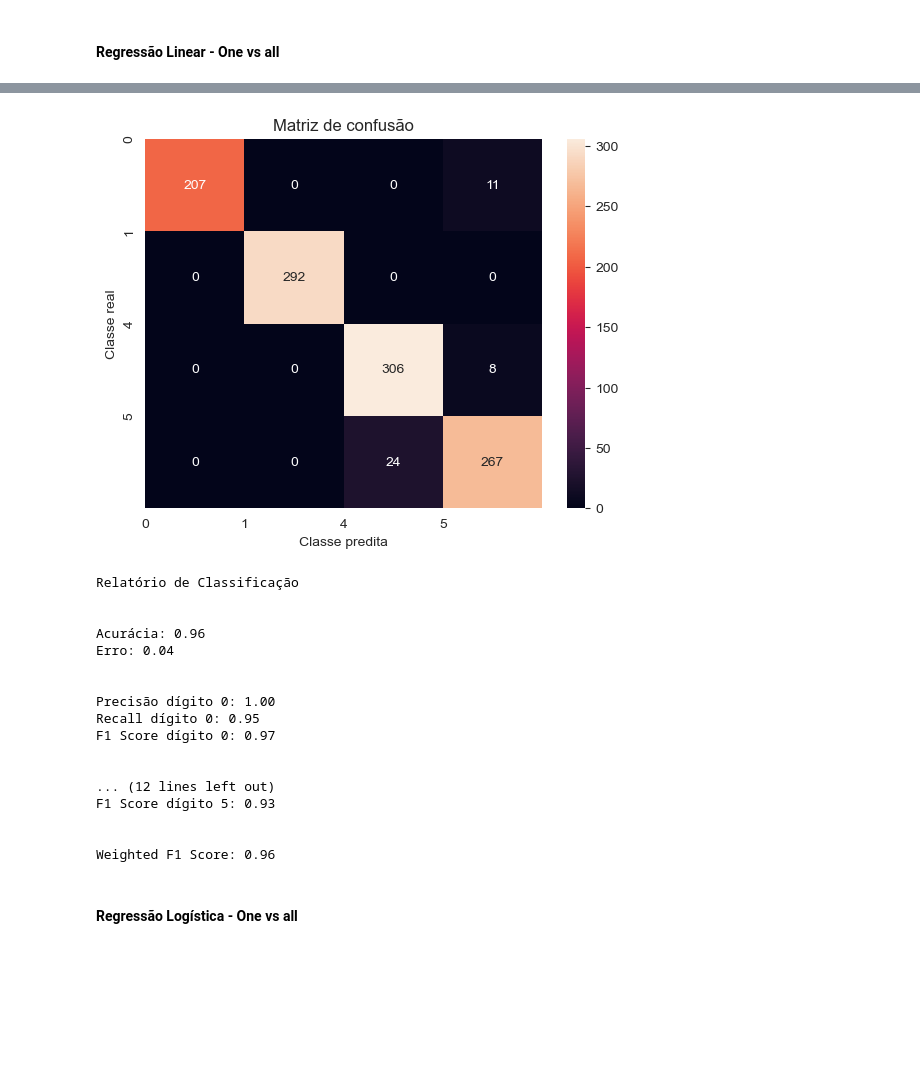
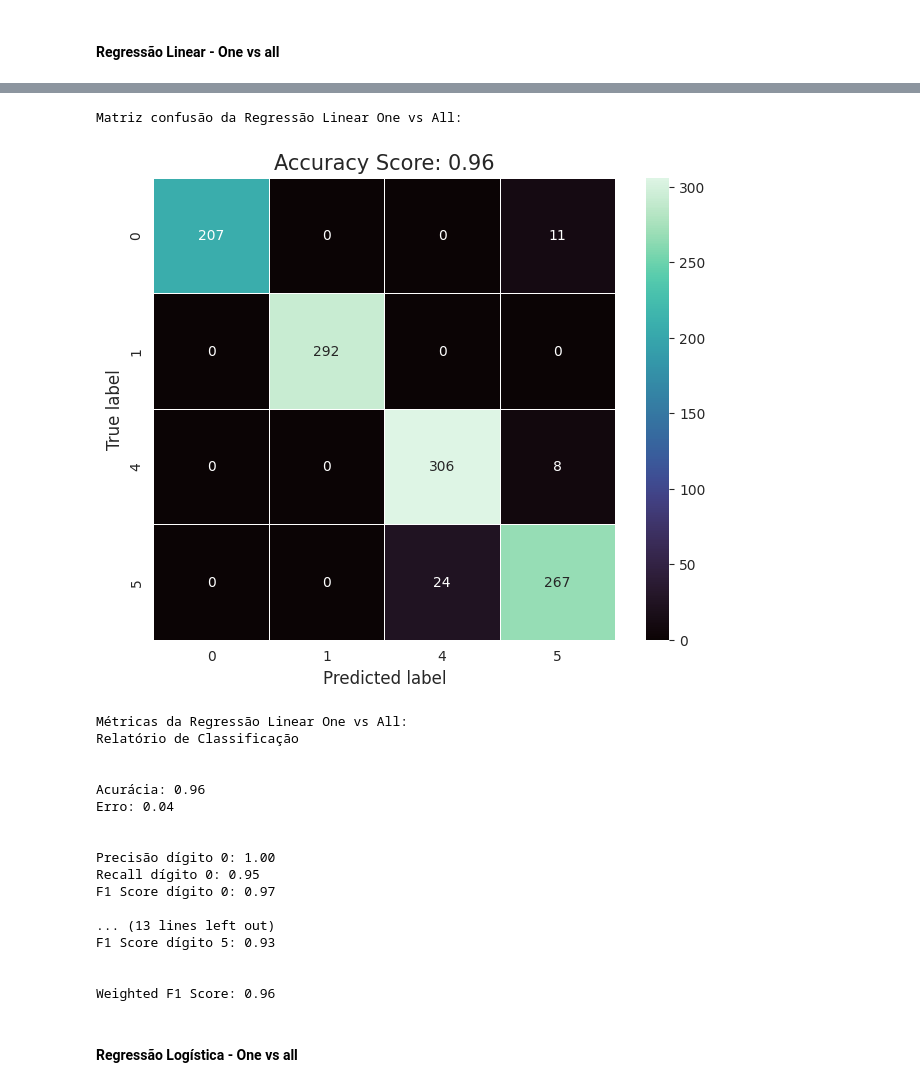
Before and after one commit to talesnobre/miniproject_ML, a Jupyter notebook: miniproject_ml.ipynb, the cells around one changed output, grey strips where cells are left out. Saved outputs shown, nothing was run; the diff lists cells and outputs as text; code cells hidden in the pictures; blank space fills up the shorter version.

Commit message:
fix: add confusion matrix one vs all

```diff
--- a/miniproject_ml.ipynb
+++ b/miniproject_ml.ipynb
@@ -413,37 +439,35 @@ plots(df_test, digitos, 'Regressão Linear One vs All - Test', W=all_w[:4])
 # %%
 digitos = [0, 1, 4, 5]
 
 metrics = all(digitos)
 
-# confusion_matrix = confusion_matrix(y_test, ypred)
-sns.heatmap(confusion_matrix, annot=True, fmt="d")
-plt.title("Matriz de confusão")
-plt.ylabel("Classe real")
-plt.xlabel("Classe predita")
-plt.xticks(np.arange(4), digitos)
-plt.yticks(np.arange(4), digitos)
-plt.show()
+#Implementar Matriz confusão
+print("Matriz confusão da Regressão Linear One vs All:")
+metrics.plot_cm(y_test, ypred)
+print("\n")
+print("Métricas da Regressão Linear One vs All:")
 
 metrics.print_metrics_all(y_test, ypred)
 # %% [output]
+Matriz confusão da Regressão Linear One vs All:
-[figure, old version]
+[figure, new version]
-Relatório de Classificação
-
-
-Acurácia: 0.96
-Erro: 0.04
-
-
-Precisão dígito 0: 1.00
-Recall dígito 0: 0.95
-F1 Score dígito 0: 0.97
-
-
-... (12 lines left out)
-F1 Score dígito 5: 0.93
-
-
-Weighted F1 Score: 0.96
+Métricas da Regressão Linear One vs All:
+Relatório de Classificação
+
+
+Acurácia: 0.96
+Erro: 0.04
+
+
+Precisão dígito 0: 1.00
+Recall dígito 0: 0.95
+F1 Score dígito 0: 0.97
+
+... (13 lines left out)
+F1 Score dígito 5: 0.93
+
+
+Weighted F1 Score: 0.96
 # %% [markdown]
 #### Regressão Logística - One vs all
 # %%
```
Also changed, not shown: parts of 14 cells of this notebook.
